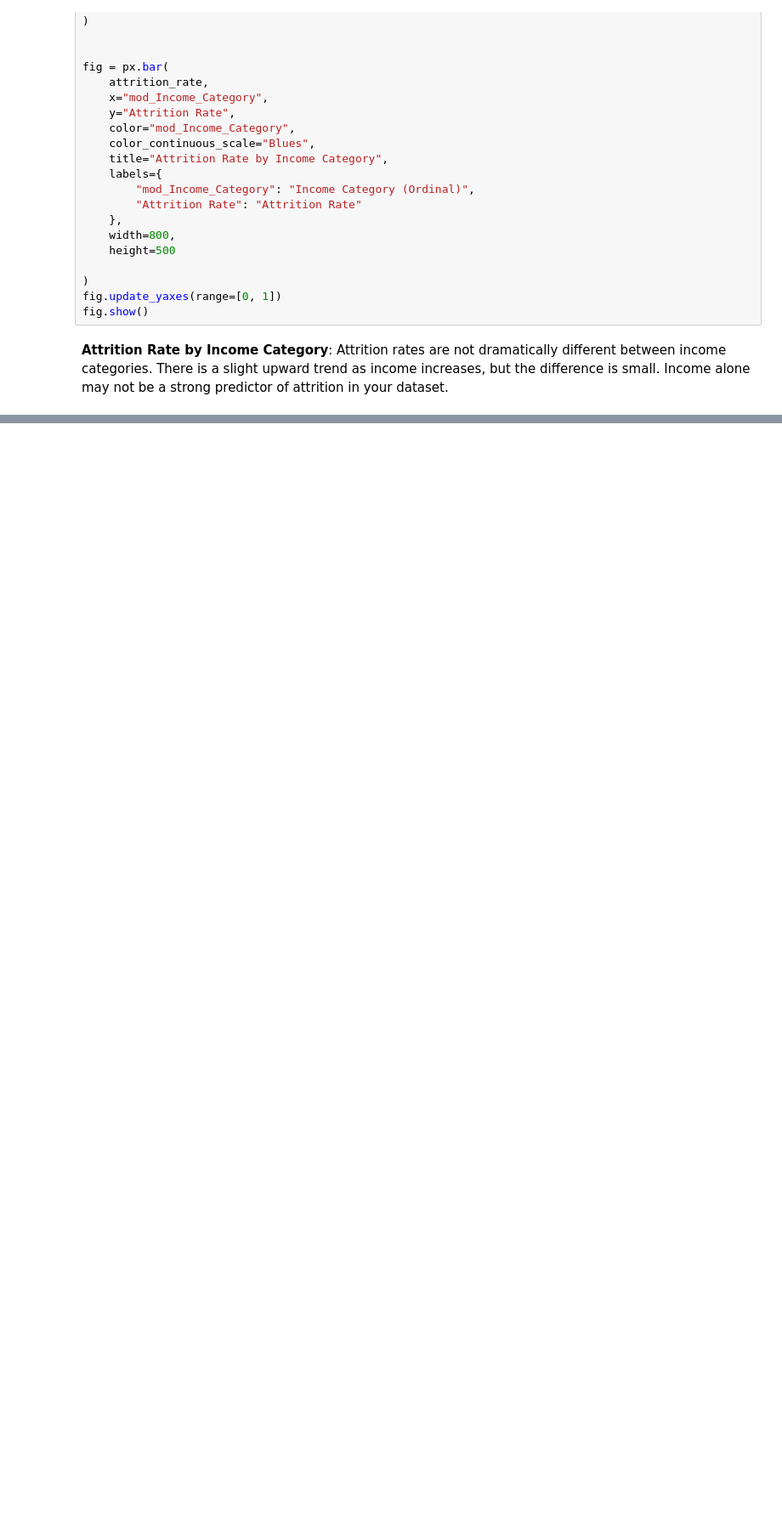
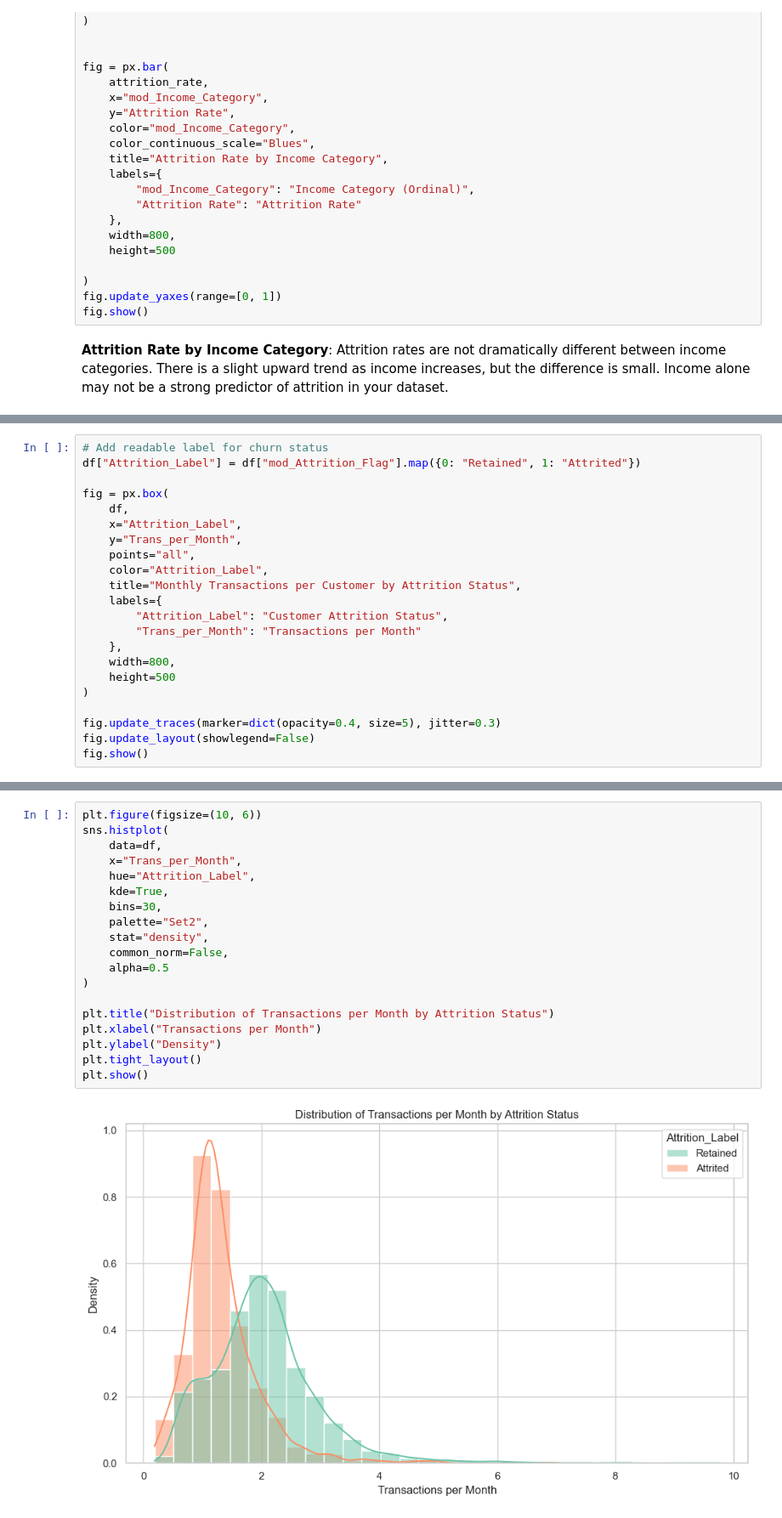
Before and after one commit to Harpreetkh/credit-card-customer-churn-analysis, a Jupyter notebook: jupyter_notebooks/credit-card-churn-analysis_transform.ipynb, the cells around one changed output, grey strips where cells are left out. Shown at 85% size. Cells and saved outputs as stored; diff of their text form; blank space fills up the shorter version.

```diff
--- a/jupyter_notebooks/credit-card-churn-analysis_transform.ipynb
+++ b/jupyter_notebooks/credit-card-churn-analysis_transform.ipynb
@@ -661,0 +846,22 @@ Income alone may not be a strong predictor of attrition in your dataset.
+# %%
+# Add readable label for churn status
+df["Attrition_Label"] = df["mod_Attrition_Flag"].map({0: "Retained", 1: "Attrited"})
+
+fig = px.box(
+    df,
+    x="Attrition_Label",
+    y="Trans_per_Month",
+    points="all",
+    color="Attrition_Label",
+    title="Monthly Transactions per Customer by Attrition Status",
+    labels={
+        "Attrition_Label": "Customer Attrition Status",
+        "Trans_per_Month": "Transactions per Month"
+    },
+    width=800,
+    height=500
+)
+
+fig.update_traces(marker=dict(opacity=0.4, size=5), jitter=0.3)
+fig.update_layout(showlegend=False)
+fig.show()
@@ -661,0 +873,21 @@ Income alone may not be a strong predictor of attrition in your dataset.
+# %%
+plt.figure(figsize=(10, 6))
+sns.histplot(
+    data=df,
+    x="Trans_per_Month",
+    hue="Attrition_Label",
+    kde=True,
+    bins=30,
+    palette="Set2",
+    stat="density",
+    common_norm=False,
+    alpha=0.5
+)
+
+plt.title("Distribution of Transactions per Month by Attrition Status")
+plt.xlabel("Transactions per Month")
+plt.ylabel("Density")
+plt.tight_layout()
+plt.show()
+# %% [output]
+[figure, added]
```
Also changed, not shown: parts of 73 cells of this notebook.
